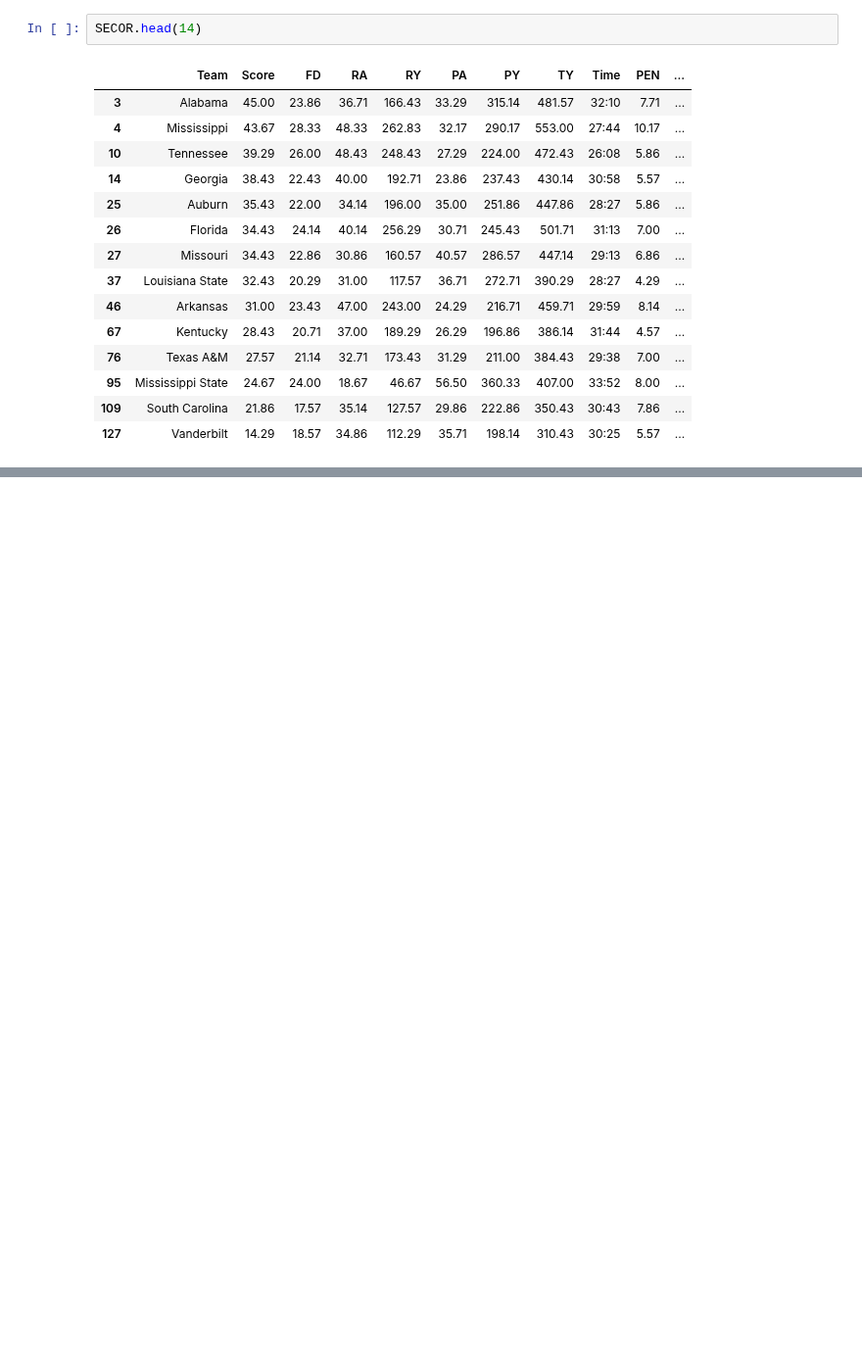
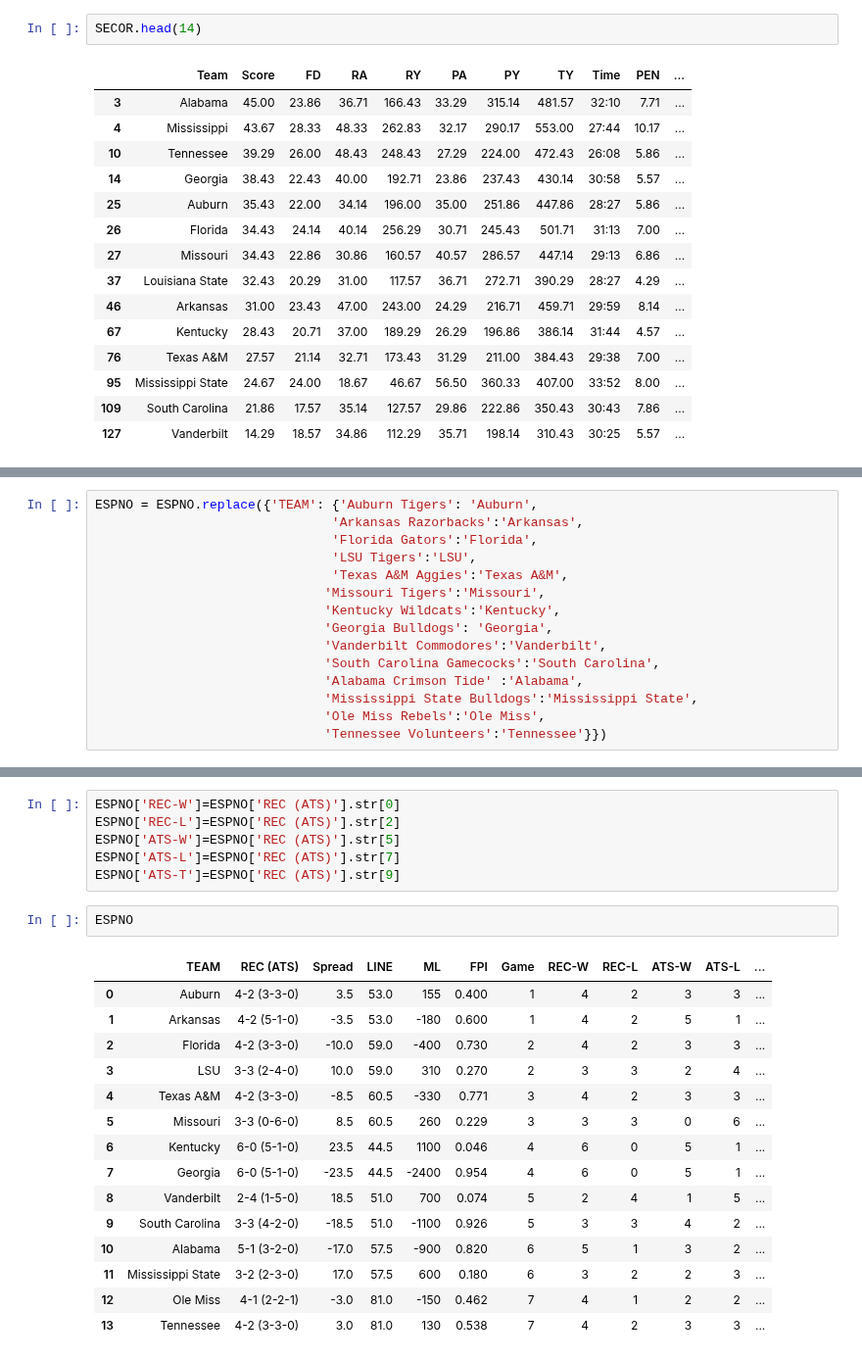
Before and after one commit to MarkClampitt/Springboard, a Jupyter notebook: Capstone2/DataWrangling.ipynb, the cells around one changed output, grey strips where cells are left out. Shown at 98% size. Cells and saved outputs as stored; diff of their text form; blank space fills up the shorter version.

Commit message:
ESPNO

```diff
--- a/Capstone2/DataWrangling.ipynb
+++ b/Capstone2/DataWrangling.ipynb
@@ -1174,0 +1213,15 @@ SECTS
+# %%
+ESPNO = ESPNO.replace({'TEAM': {'Auburn Tigers': 'Auburn',
+                               'Arkansas Razorbacks':'Arkansas',
+                               'Florida Gators':'Florida',
+                               'LSU Tigers':'LSU',
+                               'Texas A&M Aggies':'Texas A&M',
+                              'Missouri Tigers':'Missouri',
+                              'Kentucky Wildcats':'Kentucky',
+                              'Georgia Bulldogs': 'Georgia',
+                              'Vanderbilt Commodores':'Vanderbilt',
+                              'South Carolina Gamecocks':'South Carolina',
+                              'Alabama Crimson Tide' :'Alabama',
+                              'Mississippi State Bulldogs':'Mississippi State',
+                              'Ole Miss Rebels':'Ole Miss',
+                              'Tennessee Volunteers':'Tennessee'}})
@@ -1174,0 +1246,24 @@ SECTS
+# %%
+ESPNO['REC-W']=ESPNO['REC (ATS)'].str[0]
+ESPNO['REC-L']=ESPNO['REC (ATS)'].str[2]
+ESPNO['ATS-W']=ESPNO['REC (ATS)'].str[5]
+ESPNO['ATS-L']=ESPNO['REC (ATS)'].str[7]
+ESPNO['ATS-T']=ESPNO['REC (ATS)'].str[9]
+# %%
+ESPNO
+# %% [output]
+|  | TEAM | REC (ATS) | Spread | LINE | ML | FPI | Game | REC-W | REC-L | ATS-W | ATS-L | ... |
+| 0 | Auburn | 4-2 (3-3-0) | 3.5 | 53.0 | 155 | 0.400 | 1 | 4 | 2 | 3 | 3 | ... |
+| 1 | Arkansas | 4-2 (5-1-0) | -3.5 | 53.0 | -180 | 0.600 | 1 | 4 | 2 | 5 | 1 | ... |
+| 2 | Florida | 4-2 (3-3-0) | -10.0 | 59.0 | -400 | 0.730 | 2 | 4 | 2 | 3 | 3 | ... |
+| 3 | LSU | 3-3 (2-4-0) | 10.0 | 59.0 | 310 | 0.270 | 2 | 3 | 3 | 2 | 4 | ... |
+| 4 | Texas A&M | 4-2 (3-3-0) | -8.5 | 60.5 | -330 | 0.771 | 3 | 4 | 2 | 3 | 3 | ... |
+| 5 | Missouri | 3-3 (0-6-0) | 8.5 | 60.5 | 260 | 0.229 | 3 | 3 | 3 | 0 | 6 | ... |
+| 6 | Kentucky | 6-0 (5-1-0) | 23.5 | 44.5 | 1100 | 0.046 | 4 | 6 | 0 | 5 | 1 | ... |
+| 7 | Georgia | 6-0 (5-1-0) | -23.5 | 44.5 | -2400 | 0.954 | 4 | 6 | 0 | 5 | 1 | ... |
+| 8 | Vanderbilt | 2-4 (1-5-0) | 18.5 | 51.0 | 700 | 0.074 | 5 | 2 | 4 | 1 | 5 | ... |
+| 9 | South Carolina | 3-3 (4-2-0) | -18.5 | 51.0 | -1100 | 0.926 | 5 | 3 | 3 | 4 | 2 | ... |
+| 10 | Alabama | 5-1 (3-2-0) | -17.0 | 57.5 | -900 | 0.820 | 6 | 5 | 1 | 3 | 2 | ... |
+| 11 | Mississippi State | 3-2 (2-3-0) | 17.0 | 57.5 | 600 | 0.180 | 6 | 3 | 2 | 2 | 3 | ... |
+| 12 | Ole Miss | 4-1 (2-2-1) | -3.0 | 81.0 | -150 | 0.462 | 7 | 4 | 1 | 2 | 2 | ... |
+| 13 | Tennessee | 4-2 (3-3-0) | 3.0 | 81.0 | 130 | 0.538 | 7 | 4 | 2 | 3 | 3 | ... |
```
Also changed, not shown: parts of 93 cells of this notebook.
